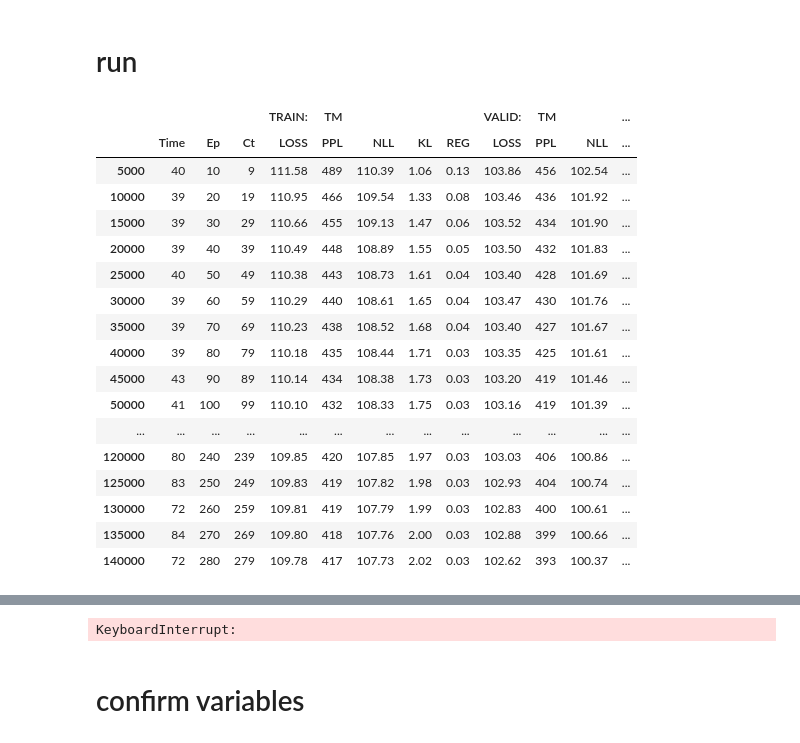
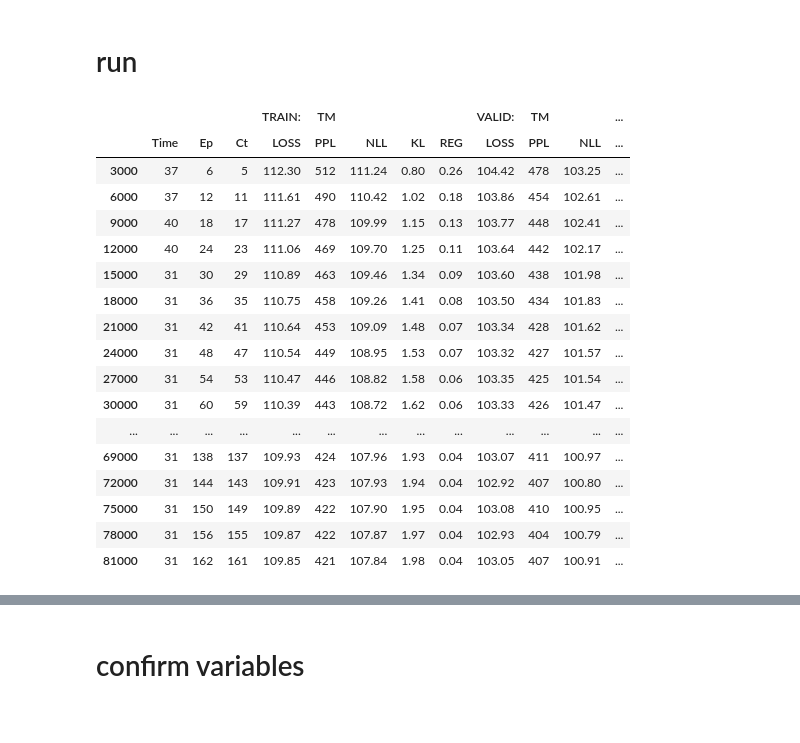
Before and after one commit to numarrsh/tsntm, a Jupyter notebook: nCRP-TOPIC-VAE-NONPARA.ipynb, the cells around one changed output, grey strips where cells are left out. Saved outputs shown, nothing was run; the diff lists cells and outputs as text; code cells hidden in the pictures.

Commit message:
implemented remove tree

```diff
--- a/nCRP-TOPIC-VAE-NONPARA.ipynb
+++ b/nCRP-TOPIC-VAE-NONPARA.ipynb
@@ -457,17 +461,19 @@ def get_loss(sess, batches, model):
 # %%
-def print_topic_sample(tree_idxs, sess=None, model=None, rads_bow=None, parent_idx=0, topics_freq_bow_idxs=None, depth = 0):
+def print_topic_sample(tree_idxs, sess=None, model=None, rads_bow=None, probs_topic=None, parent_idx=0, topics_freq_bow_idxs=None, depth = 0):
     if topics_freq_bow_idxs is None:
         topics_freq_bow_idxs = bow_idxs[sess.run(model.topics_freq_bow_indices)]
         topic_freq_bow_idxs = topics_freq_bow_idxs[model.topic_idxs.index(parent_idx)]
         rad_bow = rads_bow[model.topic_idxs.index(parent_idx)]
-        print(parent_idx, 'R: %.4f' % rad_bow, ' '.join([idx_to_word[idx] for idx in topic_freq_bow_idxs]))
+        prob_topic = probs_topic[model.topic_idxs.index(parent_idx)]
+        print(parent_idx, 'R: %.2f' % rad_bow, 'P: %.3f' % prob_topic, ' '.join([idx_to_word[idx] for idx in topic_freq_bow_idxs]))
 
     child_idxs = tree_idxs[parent_idx]
     depth += 1
     for child_idx in child_idxs:
         topic_freq_bow_idxs = topics_freq_bow_idxs[model.topic_idxs.index(child_idx)]
         rad_bow = rads_bow[model.topic_idxs.index(child_idx)]
-        print('  '*depth, child_idx, 'R: %.4f' % rad_bow, ' '.join([idx_to_word[idx] for idx in topic_freq_bow_idxs]))
+        prob_topic = probs_topic[model.topic_idxs.index(child_idx)]
+        print('  '*depth, child_idx, 'R: %.2f' % rad_bow, 'P: %.3f' % prob_topic, ' '.join([idx_to_word[idx] for idx in topic_freq_bow_idxs]))
 
-        if child_idx in tree_idxs: print_topic_sample(tree_idxs, model=model, rads_bow=rads_bow, parent_idx=child_idx, topics_freq_bow_idxs=topics_freq_bow_idxs, depth=depth)
+        if child_idx in tree_idxs: print_topic_sample(tree_idxs, model=model, rads_bow=rads_bow, probs_topic=probs_topic, parent_idx=child_idx, topics_freq_bow_idxs=topics_freq_bow_idxs, depth=depth)
 # %%
@@ -518,8 +531,15 @@ log_df = pd.DataFrame(columns=pd.MultiIndex.from_tuples(
                     list(zip(*[['','','','TRAIN:','TM','','','','VALID:','TM','','',''],
                             ['Time','Ep','Ct','LOSS','PPL','NLL','KL','REG','LOSS','PPL','NLL','KL','REG']]))))
 # %%
-tree_idxs = {0:[1, 2],
-          1:[10, 11], 2:[20, 21]}
+# tree_idxs = {0:[1, 2],
+#           1:[10, 11], 2:[20, 21]}
+
+tree_idxs = {0:[1, 2, 3, 4],
+              1:[10, 11], 2:[20, 21], 3:[30, 31], 4:[40, 41]}
+
+tree_idxs = {0:[1, 2, 3],
+              1:[10, 11, 12], 2:[20, 21, 22], 3:[30, 31, 32]}
+
 
 if 'sess' in globals(): sess.close()
 model = Model(config, tree_idxs)
@@ -549,57 +569,59 @@ while epoch < config.epochs:
 
         # validate
 #         if global_step_log % config.log_period == 0:
-        if global_step_log % 5000 == 0:
+        if global_step_log % 3000 == 0:
             loss_train, topic_loss_recon_train, topic_loss_kl_train, topic_loss_reg_train = np.mean(losses_train, 0)
             ppl_train = np.exp(np.mean(ppls_train))
-            loss_dev, topic_loss_recon_dev, topic_loss_kl_dev, topic_loss_reg_dev, ppl_dev, rads_bow_dev = get_loss(sess, dev_batches, model)
+            loss_dev, topic_loss_recon_dev, topic_loss_kl_dev, topic_loss_reg_dev, ppl_dev, rads_bow_dev, probs_topic_dev = get_loss(sess, dev_batches, model)
 
             # log
             clear_output()
             time_log = int(time.time() - time_start)
             log_series = pd.Series([time_log, epoch, ct, \
                     '%.2f'%loss_train, '%.0f'%ppl_train, '%.2f'%topic_loss_recon_train, '%.2f'%topic_loss_kl_train, '%.2f'%topic_loss_reg_train, \
                     '%.2f'%loss_dev, '%.0f'%ppl_dev, '%.2f'%topic_loss_recon_dev, '%.2f'%topic_loss_kl_dev, '%.2f'%topic_loss_reg_dev],
                     index=log_df.columns)
             log_df.loc[global_step_log] = log_series
             display(log_df)
 
             # visualize topic
-            print_topic_sample(tree_idxs, sess, model, rads_bow_dev)
+            print_topic_sample(tree_idxs, sess, model, rads_bow_dev, probs_topic_dev)
             time_start = time.time()
 
             # update tree
-            if global_step_log % 50000 == 0:
-                tree_idxs, update_tree_flg = update_tree(rads_bow_dev, model, threshold=1000)
+            if global_step_log % 3000 == 0:
+#                 tree_idxs, update_tree_flg = update_tree(rads_bow_dev, model, threshold=1000)
+                tree_idxs, update_tree_flg = update_tree(rads_bow_dev, probs_topic_dev, model, add_threshold=0.2, remove_threshold=0.02)
                 if update_tree_flg:
+                    print(tree_idxs)
                     name_variables = {tensor.name: variable for tensor, variable in zip(tf.global_variables(), sess.run(tf.global_variables()))} # store paremeters
                     if 'sess' in globals(): sess.close()
                     model = Model(config, tree_idxs)
                     sess = tf.Session(config=tf.ConfigProto(intra_op_parallelism_threads=1, inter_op_parallelism_threads=1))
                     name_tensors = {tensor.name: tensor for tensor in tf.global_variables()}
                     sess.run([name_tensors[name].assign(variable) for name, variable in name_variables.items()]) # restore parameters
 
     train_batches = get_batches(instances_train, config.batch_size, iterator=True)
     epoch += 1
 
 display(log_df)
 print_topic_sample()
 # %% [output]
 |  |  |  |  | TRAIN: | TM |  |  |  | VALID: | TM |  | ... |
 |  | Time | Ep | Ct | LOSS | PPL | NLL | KL | REG | LOSS | PPL | NLL | ... |
-| 5000 | 40 | 10 | 9 | 111.58 | 489 | 110.39 | 1.06 | 0.13 | 103.86 | 456 | 102.54 | ... |
-| 10000 | 39 | 20 | 19 | 110.95 | 466 | 109.54 | 1.33 | 0.08 | 103.46 | 436 | 101.92 | ... |
-| 15000 | 39 | 30 | 29 | 110.66 | 455 | 109.13 | 1.47 | 0.06 | 103.52 | 434 | 101.90 | ... |
-| 20000 | 39 | 40 | 39 | 110.49 | 448 | 108.89 | 1.55 | 0.05 | 103.50 | 432 | 101.83 | ... |
-| 25000 | 40 | 50 | 49 | 110.38 | 443 | 108.73 | 1.61 | 0.04 | 103.40 | 428 | 101.69 | ... |
-| 30000 | 39 | 60 | 59 | 110.29 | 440 | 108.61 | 1.65 | 0.04 | 103.47 | 430 | 101.76 | ... |
-| 35000 | 39 | 70 | 69 | 110.23 | 438 | 108.52 | 1.68 | 0.04 | 103.40 | 427 | 101.67 | ... |
-| 40000 | 39 | 80 | 79 | 110.18 | 435 | 108.44 | 1.71 | 0.03 | 103.35 | 425 | 101.61 | ... |
-| 45000 | 43 | 90 | 89 | 110.14 | 434 | 108.38 | 1.73 | 0.03 | 103.20 | 419 | 101.46 | ... |
-| 50000 | 41 | 100 | 99 | 110.10 | 432 | 108.33 | 1.75 | 0.03 | 103.16 | 419 | 101.39 | ... |
+| 3000 | 37 | 6 | 5 | 112.30 | 512 | 111.24 | 0.80 | 0.26 | 104.42 | 478 | 103.25 | ... |
+| 6000 | 37 | 12 | 11 | 111.61 | 490 | 110.42 | 1.02 | 0.18 | 103.86 | 454 | 102.61 | ... |
+| 9000 | 40 | 18 | 17 | 111.27 | 478 | 109.99 | 1.15 | 0.13 | 103.77 | 448 | 102.41 | ... |
+| 12000 | 40 | 24 | 23 | 111.06 | 469 | 109.70 | 1.25 | 0.11 | 103.64 | 442 | 102.17 | ... |
+| 15000 | 31 | 30 | 29 | 110.89 | 463 | 109.46 | 1.34 | 0.09 | 103.60 | 438 | 101.98 | ... |
+| 18000 | 31 | 36 | 35 | 110.75 | 458 | 109.26 | 1.41 | 0.08 | 103.50 | 434 | 101.83 | ... |
+| 21000 | 31 | 42 | 41 | 110.64 | 453 | 109.09 | 1.48 | 0.07 | 103.34 | 428 | 101.62 | ... |
+| 24000 | 31 | 48 | 47 | 110.54 | 449 | 108.95 | 1.53 | 0.07 | 103.32 | 427 | 101.57 | ... |
+| 27000 | 31 | 54 | 53 | 110.47 | 446 | 108.82 | 1.58 | 0.06 | 103.35 | 425 | 101.54 | ... |
+| 30000 | 31 | 60 | 59 | 110.39 | 443 | 108.72 | 1.62 | 0.06 | 103.33 | 426 | 101.47 | ... |
 | ... | ... | ... | ... | ... | ... | ... | ... | ... | ... | ... | ... | ... |
-| 120000 | 80 | 240 | 239 | 109.85 | 420 | 107.85 | 1.97 | 0.03 | 103.03 | 406 | 100.86 | ... |
-| 125000 | 83 | 250 | 249 | 109.83 | 419 | 107.82 | 1.98 | 0.03 | 102.93 | 404 | 100.74 | ... |
-| 130000 | 72 | 260 | 259 | 109.81 | 419 | 107.79 | 1.99 | 0.03 | 102.83 | 400 | 100.61 | ... |
-| 135000 | 84 | 270 | 269 | 109.80 | 418 | 107.76 | 2.00 | 0.03 | 102.88 | 399 | 100.66 | ... |
-| 140000 | 72 | 280 | 279 | 109.78 | 417 | 107.73 | 2.02 | 0.03 | 102.62 | 393 | 100.37 | ... |
+| 69000 | 31 | 138 | 137 | 109.93 | 424 | 107.96 | 1.93 | 0.04 | 103.07 | 411 | 100.97 | ... |
+| 72000 | 31 | 144 | 143 | 109.91 | 423 | 107.93 | 1.94 | 0.04 | 102.92 | 407 | 100.80 | ... |
+| 75000 | 31 | 150 | 149 | 109.89 | 422 | 107.90 | 1.95 | 0.04 | 103.08 | 410 | 100.95 | ... |
+| 78000 | 31 | 156 | 155 | 109.87 | 422 | 107.87 | 1.97 | 0.04 | 102.93 | 404 | 100.79 | ... |
+| 81000 | 31 | 162 | 161 | 109.85 | 421 | 107.84 | 1.98 | 0.04 | 103.05 | 407 | 100.91 | ... |
@@ -622,4 +639,3 @@ print_topic_sample()
-KeyboardInterrupt:
 # %% [markdown]
 # confirm variables
 # %%
```
Also changed, not shown: parts of 7 cells of this notebook, 4 other files.
